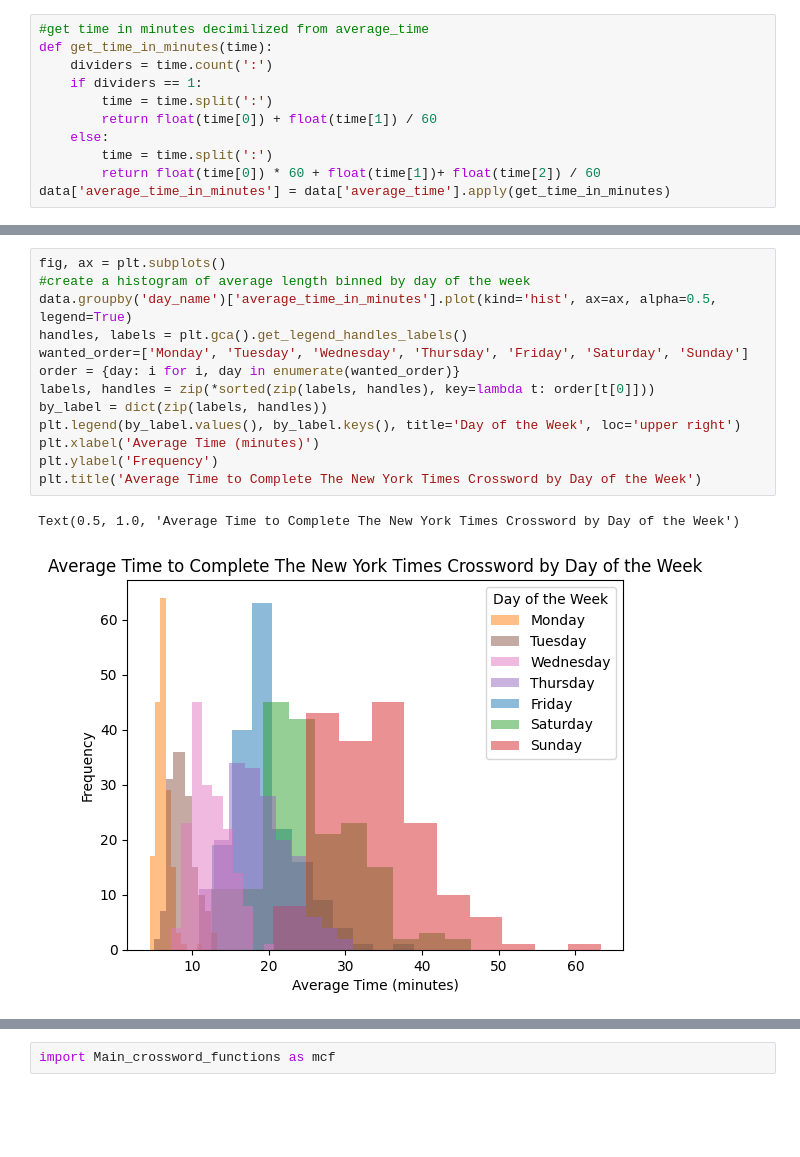
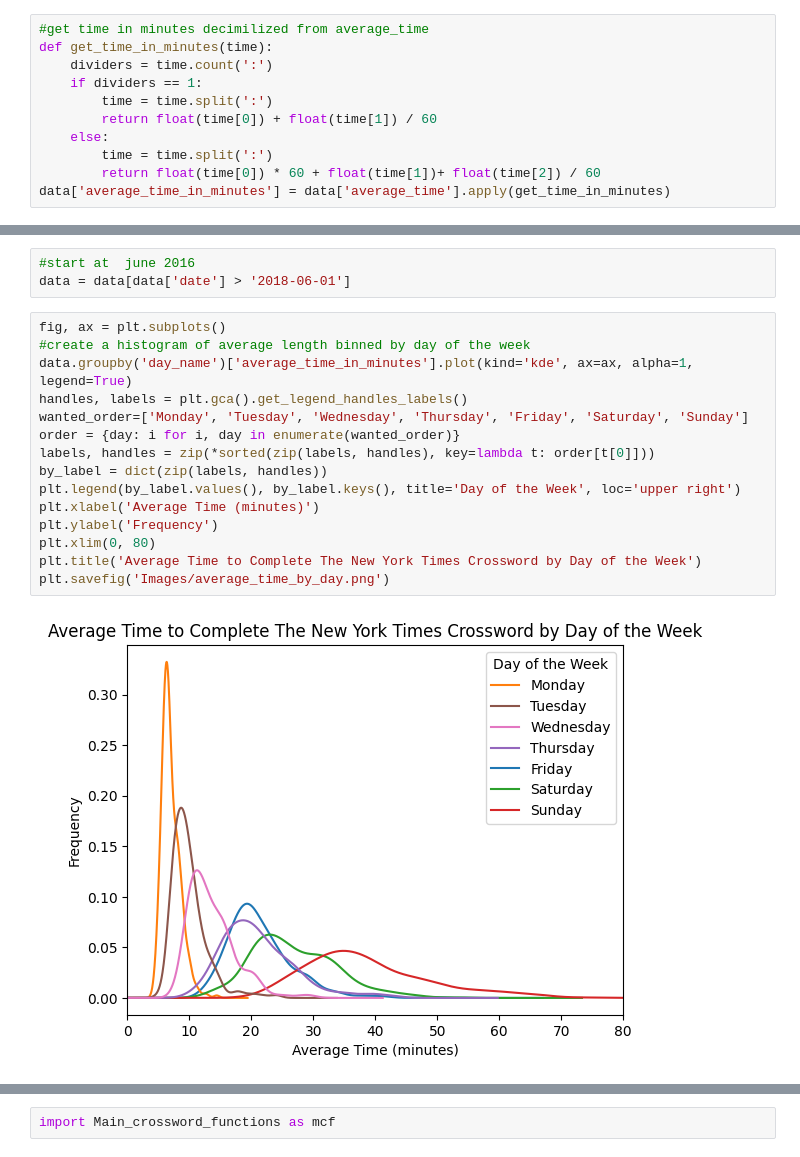
Before and after one commit to KevinBeeson/CrosswordDifficultyEstimator, a Jupyter notebook: Graph_creator.ipynb, the cells around one changed output, grey strips where cells are left out. Drawn from its saved outputs; the diff is of its cells as text; blank space fills up the shorter version.

```diff
--- a/Graph_creator.ipynb
+++ b/Graph_creator.ipynb
@@ -22,16 +32,20 @@ data['average_time_in_minutes'] = data['average_time'].apply(get_time_in_minutes
+# %%
+#start at  june 2016
+data = data[data['date'] > '2018-06-01']
 # %%
 fig, ax = plt.subplots()
 #create a histogram of average length binned by day of the week
-data.groupby('day_name')['average_time_in_minutes'].plot(kind='hist', ax=ax, alpha=0.5, legend=True)
+data.groupby('day_name')['average_time_in_minutes'].plot(kind='kde', ax=ax, alpha=1, legend=True)
 handles, labels = plt.gca().get_legend_handles_labels()
 wanted_order=['Monday', 'Tuesday', 'Wednesday', 'Thursday', 'Friday', 'Saturday', 'Sunday']
 order = {day: i for i, day in enumerate(wanted_order)}
 labels, handles = zip(*sorted(zip(labels, handles), key=lambda t: order[t[0]]))
 by_label = dict(zip(labels, handles))
 plt.legend(by_label.values(), by_label.keys(), title='Day of the Week', loc='upper right')
 plt.xlabel('Average Time (minutes)')
 plt.ylabel('Frequency')
+plt.xlim(0, 80)
 plt.title('Average Time to Complete The New York Times Crossword by Day of the Week')
+plt.savefig('Images/average_time_by_day.png')
 # %% [output]
-Text(0.5, 1.0, 'Average Time to Complete The New York Times Crossword by Day of the Week')
-[figure, old version]
+[figure, new version]
```
Also changed, not shown: parts of 8 cells of this notebook, 1 other file.
